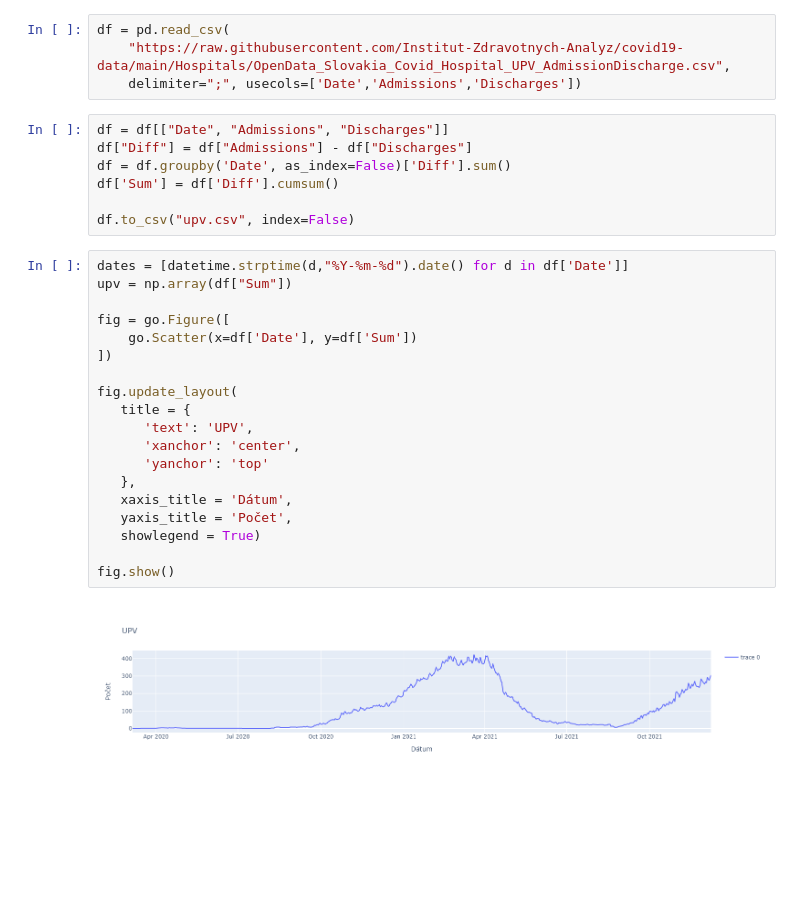
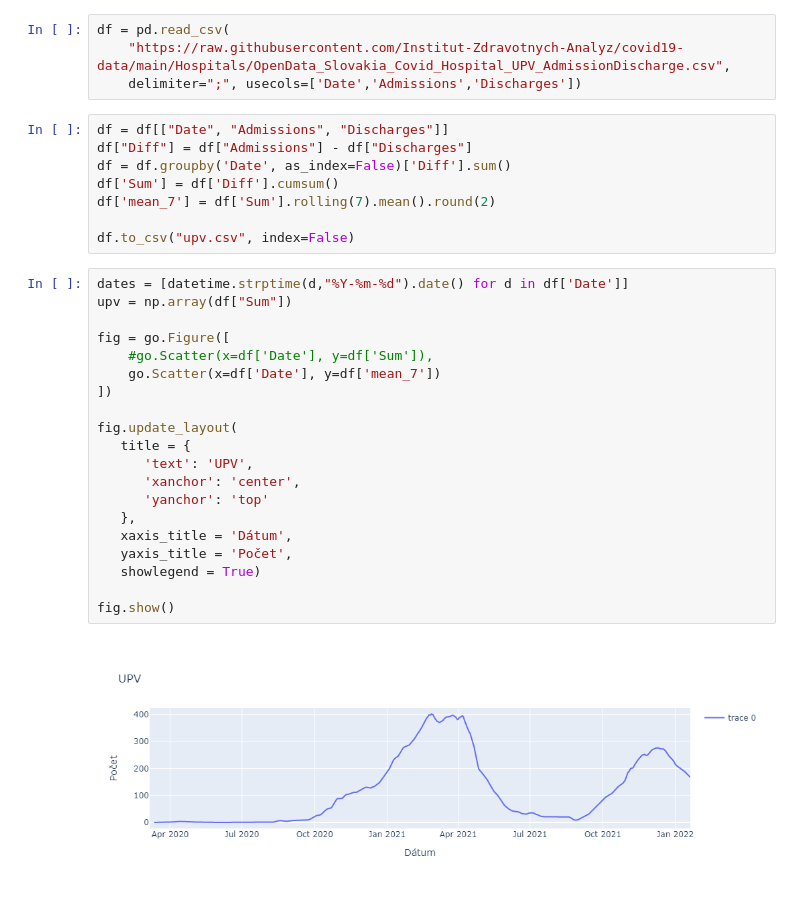
Before and after one commit to j-puszter/Covid_predictions, a Jupyter notebook: data_processing/graf_upv.ipynb, the cells around one changed output. Saved outputs shown, nothing was run; the diff lists cells and outputs as text; blank space fills up the shorter version.

```diff
--- a/data_processing/graf_upv.ipynb
+++ b/data_processing/graf_upv.ipynb
@@ -17,26 +17,28 @@ df = df[["Date", "Admissions", "Discharges"]]
 df["Diff"] = df["Admissions"] - df["Discharges"]
 df = df.groupby('Date', as_index=False)['Diff'].sum()
 df['Sum'] = df['Diff'].cumsum()
+df['mean_7'] = df['Sum'].rolling(7).mean().round(2)
 
 df.to_csv("upv.csv", index=False)
 # %%
 dates = [datetime.strptime(d,"%Y-%m-%d").date() for d in df['Date']]
 upv = np.array(df["Sum"])
 
 fig = go.Figure([
-    go.Scatter(x=df['Date'], y=df['Sum'])
+    #go.Scatter(x=df['Date'], y=df['Sum']),
+    go.Scatter(x=df['Date'], y=df['mean_7'])
 ])
 
 fig.update_layout(
    title = {
       'text': 'UPV',
       'xanchor': 'center',
       'yanchor': 'top'
    },
    xaxis_title = 'Dátum',
    yaxis_title = 'Počet',
    showlegend = True)
 
 fig.show()
 # %% [output]
-[figure, old version]
+[figure, new version]
```
Also changed, not shown: 1 other file.
